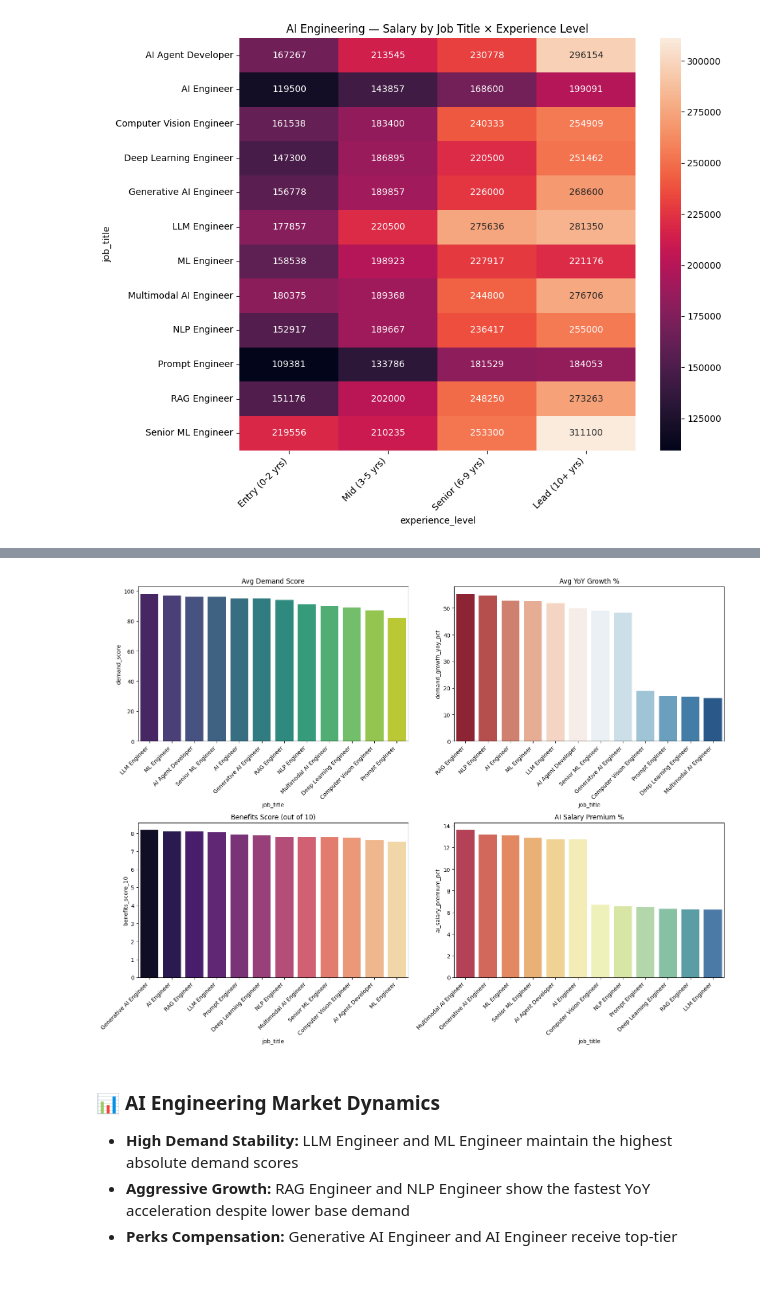
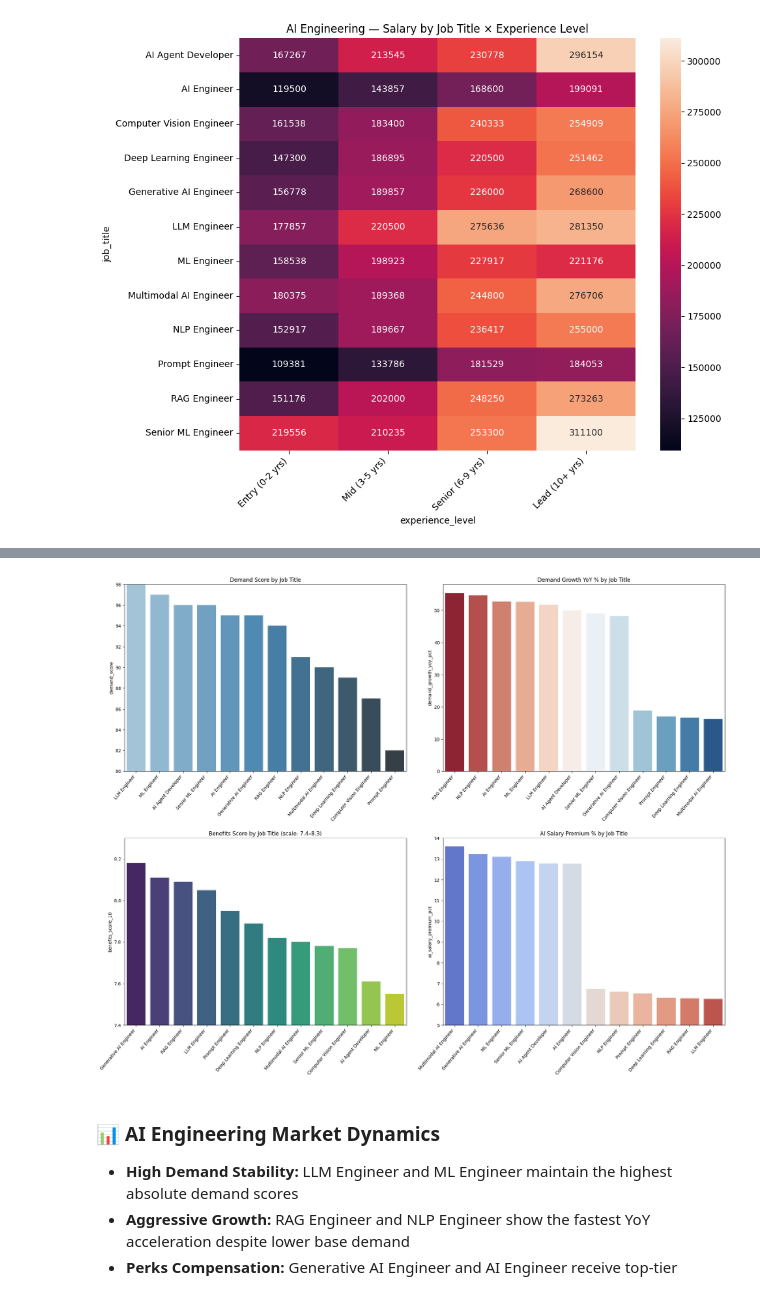
Before and after one commit to Zainch032/Job-skill-recommender, a Jupyter notebook: notebook/ai_jobs_analysis.ipynb, the cells around one changed output, grey strips where cells are left out. Cells and saved outputs as stored; diff of their text form; code cells hidden in the pictures.

```diff
--- a/notebook/ai_jobs_analysis.ipynb
+++ b/notebook/ai_jobs_analysis.ipynb
@@ -470,26 +469,38 @@ plt.show()
 - **The $250k Senior Threshold:** Reaching Senior (6–9 yrs) is the standard catalyst to break into $240k–$250k+
 - **Lower Bound Roles:** AI Engineers and Prompt Engineers consistently anchor the bottom at ~$110k–$120k entry
 # %%
-# Demand, growth, benefits & AI premium across AI Engineering roles
-x = temp_df.groupby("job_title")[["demand_score", "demand_growth_yoy_pct", "benefits_score_10", "ai_salary_premium_pct"]].mean().round(2)
+x = temp_df.groupby("job_title")[["demand_score", "demand_growth_yoy_pct", "benefits_score_10", "ai_salary_premium_pct"]].mean().round(2).reset_index()
 
-fig, axes = plt.subplots(2, 2, figsize=(16, 12))
+fig, axes = plt.subplots(2, 2, figsize=(20, 16))
 
-for ax, col, pal, title in zip(
-    axes.flatten(),
-    ["demand_score", "demand_growth_yoy_pct", "benefits_score_10", "ai_salary_premium_pct"],
-    ["viridis", "RdBu", "magma", "Spectral"],
-    ["Avg Demand Score", "Avg YoY Growth %", "Benefits Score (out of 10)", "AI Salary Premium %"]
-):
-    sorted_x = x.sort_values(by=col, ascending=False)
-    sns.barplot(data=sorted_x, x=sorted_x.index, y=col, palette=pal, ax=ax)
-    ax.set_title(title)
-    ax.set_xticklabels(ax.get_xticklabels(), rotation=45, ha="right")
+x_sorted = x.sort_values("demand_score", ascending=False)
+y_sorted = x.sort_values("demand_growth_yoy_pct", ascending=False)
+z_sorted = x.sort_values("benefits_score_10", ascending=False)
+a_sorted = x.sort_values("ai_salary_premium_pct", ascending=False)
 
-plt.tight_layout()
+sns.barplot(data=x_sorted, x="job_title", y="demand_score", ax=axes[0, 0], palette="Blues_d")
+sns.barplot(data=y_sorted, x="job_title", y="demand_growth_yoy_pct", ax=axes[0, 1], palette="RdBu")
+sns.barplot(data=z_sorted, x="job_title", y="benefits_score_10", ax=axes[1, 0], palette="viridis")
+sns.barplot(data=a_sorted, x="job_title", y="ai_salary_premium_pct", ax=axes[1, 1], palette="coolwarm")
+
+# Fix: loop over each ax individually
+for ax in axes.flatten():
+    ax.set_xticks(ax.get_xticks())
+    ax.set_xticklabels(ax.get_xticklabels(), rotation=50, ha="right")
+    ax.set_xlabel("")
+
+axes[0, 0].set_title("Demand Score by Job Title")
+axes[0,0].set_ylim(80,98)
+axes[0, 1].set_title("Demand Growth YoY % by Job Title")
+axes[1, 0].set_title("Benefits Score by Job Title (scale: 7.4–8.3)")
+axes[1, 0].set_ylim(7.4, 8.3)
+axes[1, 1].set_title("AI Salary Premium % by Job Title")
+axes[1,1].set_ylim(5,14)
+
+plt.tight_layout(pad=2.0)
 plt.show()
 # %% [output]
-[figure, old version]
+[figure, new version]
 # %% [markdown]
 ### 📊 AI Engineering Market Dynamics
 
```
Also changed, not shown: parts of 11 cells of this notebook, 1 other file.
